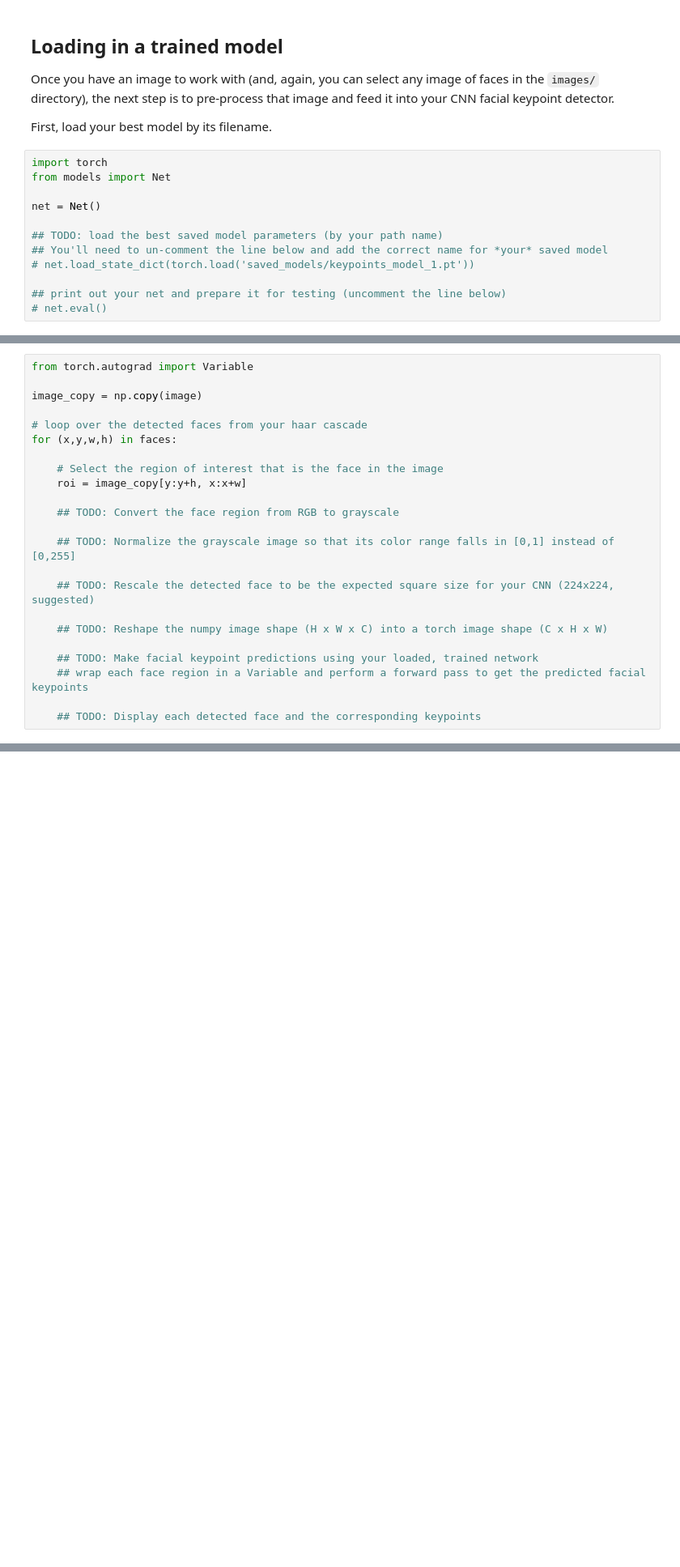
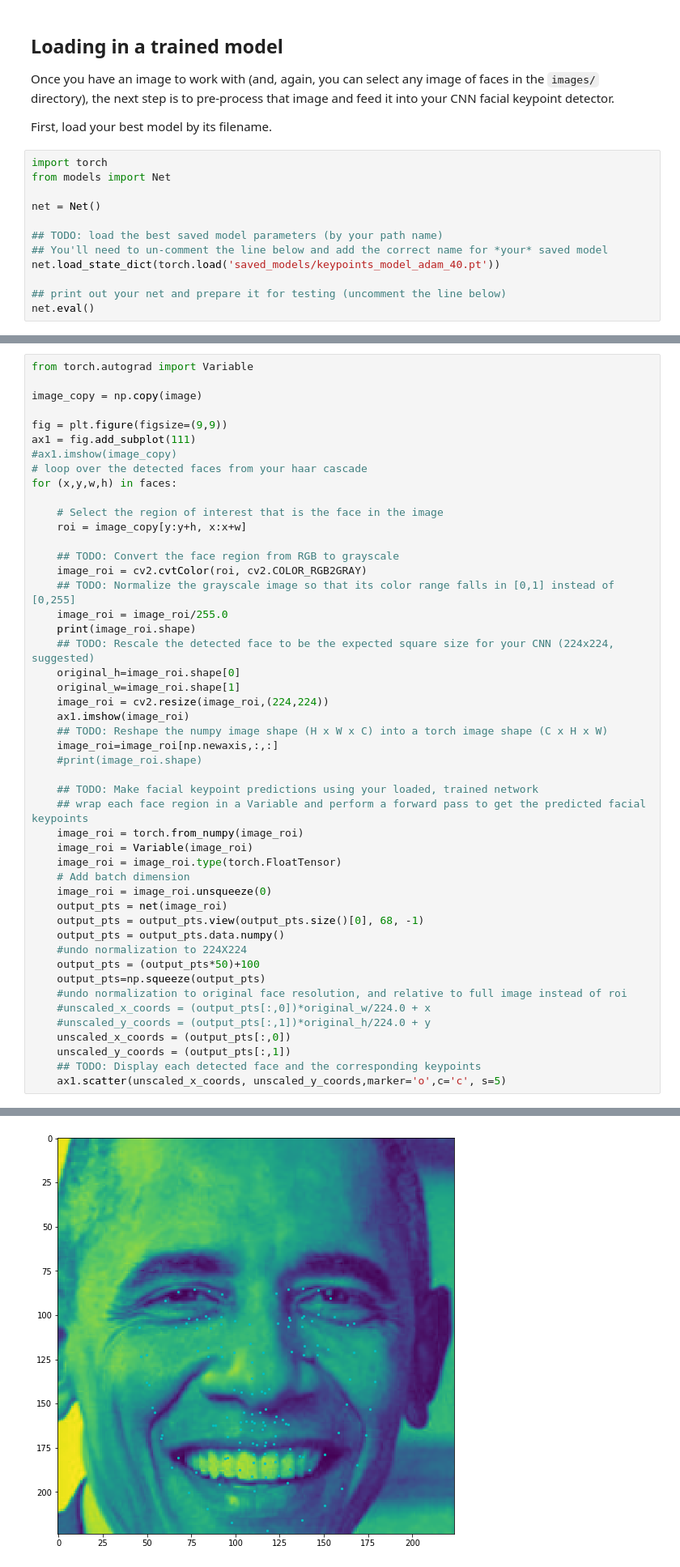
Before and after one commit to nicholaschenai/PyTorch_Facial_Keypoint_Detection, a Jupyter notebook: 3. Facial Keypoint Detection, Complete Pipeline.ipynb, the cells around one changed output, grey strips where cells are left out. Shown: that part at 81% size. Drawn from its saved outputs; the diff is of its cells as text; blank space fills up the shorter version.

```diff
--- a/3. Facial Keypoint Detection, Complete Pipeline.ipynb
+++ b/3. Facial Keypoint Detection, Complete Pipeline.ipynb
@@ -76,7 +82,7 @@ net = Net()
 
 ## TODO: load the best saved model parameters (by your path name)
 ## You'll need to un-comment the line below and add the correct name for *your* saved model
-# net.load_state_dict(torch.load('saved_models/keypoints_model_1.pt'))
+net.load_state_dict(torch.load('saved_models/keypoints_model_adam_40.pt'))
 
 ## print out your net and prepare it for testing (uncomment the line below)
-# net.eval()
+net.eval()
@@ -106,6 +126,9 @@ from torch.autograd import Variable
 
 image_copy = np.copy(image)
 
+fig = plt.figure(figsize=(9,9))
+ax1 = fig.add_subplot(111)
+#ax1.imshow(image_copy)
 # loop over the detected faces from your haar cascade
 for (x,y,w,h) in faces:
 
@@ -113,14 +136,37 @@ for (x,y,w,h) in faces:
     roi = image_copy[y:y+h, x:x+w]
 
     ## TODO: Convert the face region from RGB to grayscale
-
+    image_roi = cv2.cvtColor(roi, cv2.COLOR_RGB2GRAY)
     ## TODO: Normalize the grayscale image so that its color range falls in [0,1] instead of [0,255]
-
+    image_roi = image_roi/255.0
+    print(image_roi.shape)
     ## TODO: Rescale the detected face to be the expected square size for your CNN (224x224, suggested)
-
+    original_h=image_roi.shape[0]
+    original_w=image_roi.shape[1]
+    image_roi = cv2.resize(image_roi,(224,224))
+    ax1.imshow(image_roi)
     ## TODO: Reshape the numpy image shape (H x W x C) into a torch image shape (C x H x W)
+    image_roi=image_roi[np.newaxis,:,:]
+    #print(image_roi.shape)
 
     ## TODO: Make facial keypoint predictions using your loaded, trained network
     ## wrap each face region in a Variable and perform a forward pass to get the predicted facial keypoints
-
+    image_roi = torch.from_numpy(image_roi)
+    image_roi = Variable(image_roi)
+    image_roi = image_roi.type(torch.FloatTensor)
+    # Add batch dimension
+    image_roi = image_roi.unsqueeze(0)
+    output_pts = net(image_roi)
+    output_pts = output_pts.view(output_pts.size()[0], 68, -1)
+    output_pts = output_pts.data.numpy()
+    #undo normalization to 224X224
+    output_pts = (output_pts*50)+100
+    output_pts=np.squeeze(output_pts)
+    #undo normalization to original face resolution, and relative to full image instead of roi
+    #unscaled_x_coords = (output_pts[:,0])*original_w/224.0 + x
+    #unscaled_y_coords = (output_pts[:,1])*original_h/224.0 + y
+    unscaled_x_coords = (output_pts[:,0])
+    unscaled_y_coords = (output_pts[:,1])
     ## TODO: Display each detected face and the corresponding keypoints
+    ax1.scatter(unscaled_x_coords, unscaled_y_coords,marker='o',c='c', s=5)
+# %% [output]
@@ -126,0 +175 @@ for (x,y,w,h) in faces:
+[figure, added]
```
Also changed, not shown: parts of 4 cells of this notebook, 2 other files.
